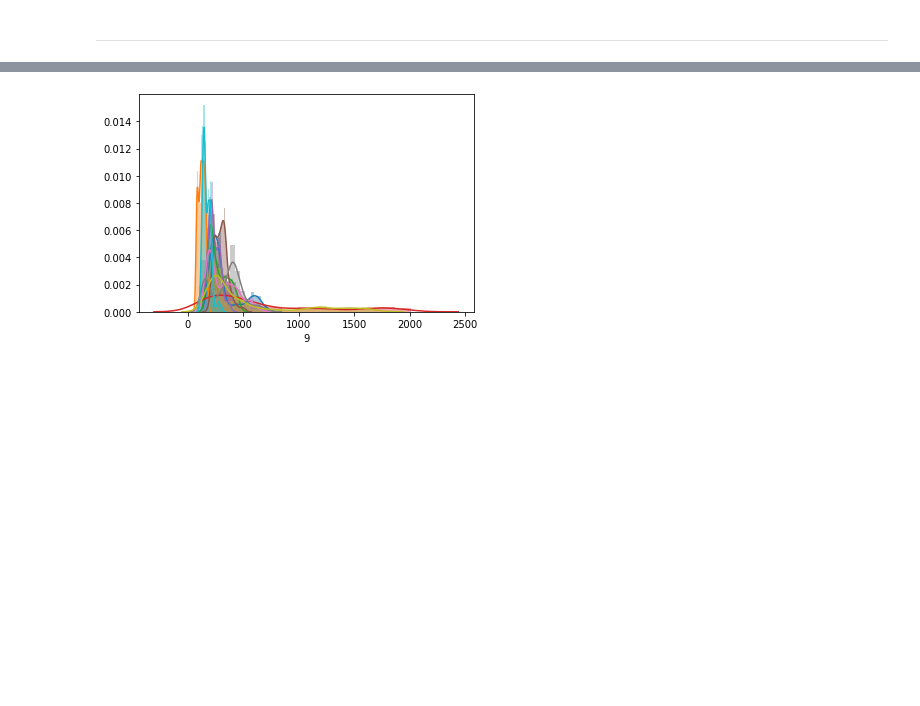
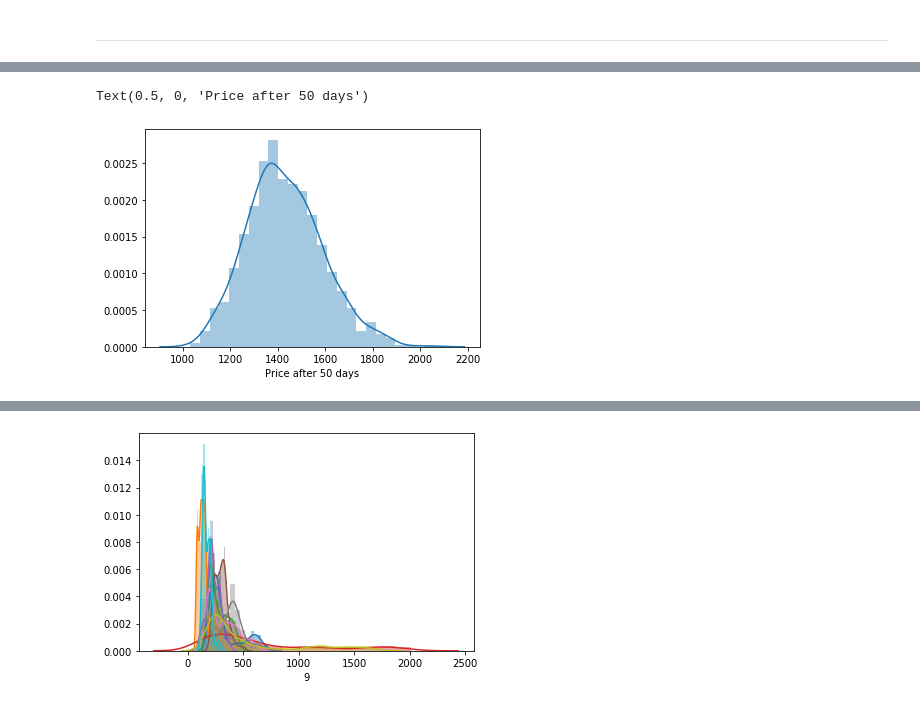
Before and after one commit to eliasmelul/finance_portfolio, a Jupyter notebook: Monte Carlo Simulations.ipynb, the cells around one changed output, grey strips where cells are left out. Cells and saved outputs as stored; diff of their text form; code cells hidden in the pictures; blank space fills up the shorter version.

```diff
--- a/Monte Carlo Simulations.ipynb
+++ b/Monte Carlo Simulations.ipynb
@@ -178,3 +191,9 @@ plt.plot(price_list);
+# %%
+sns.distplot(pd.DataFrame(price_list).iloc[-1])
+plt.xlabel("Price after 50 days")
+# %% [output]
+Text(0.5, 0, 'Price after 50 days')
+[figure, added]
 # %%
 df = pd.DataFrame(price_list)
 # %%
```
Also changed, not shown: parts of 20 cells of this notebook, 10 other files.
